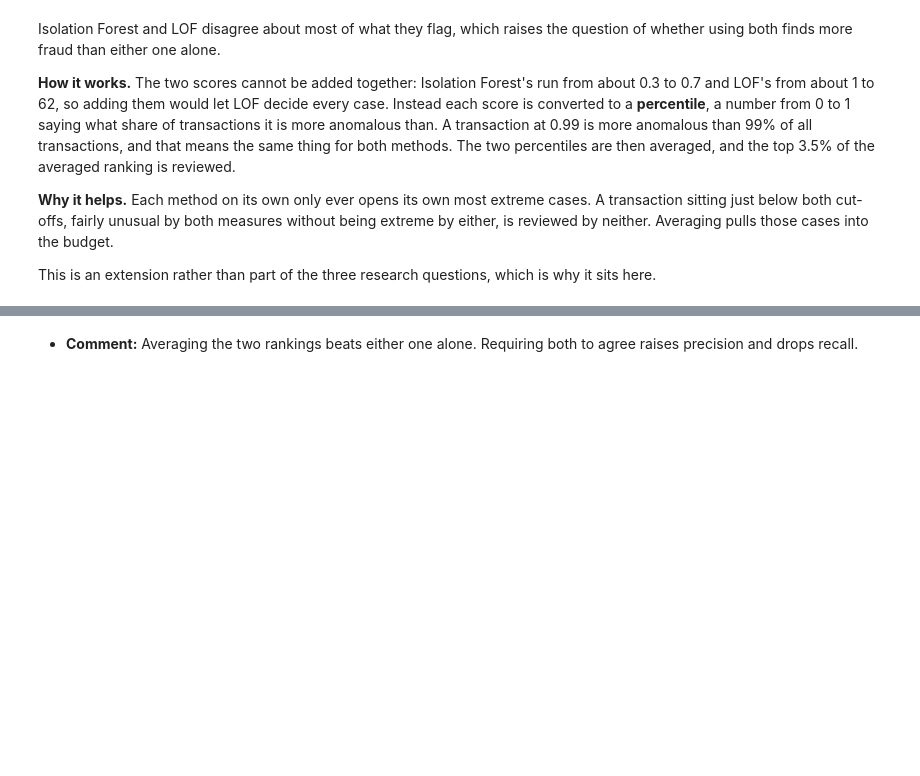
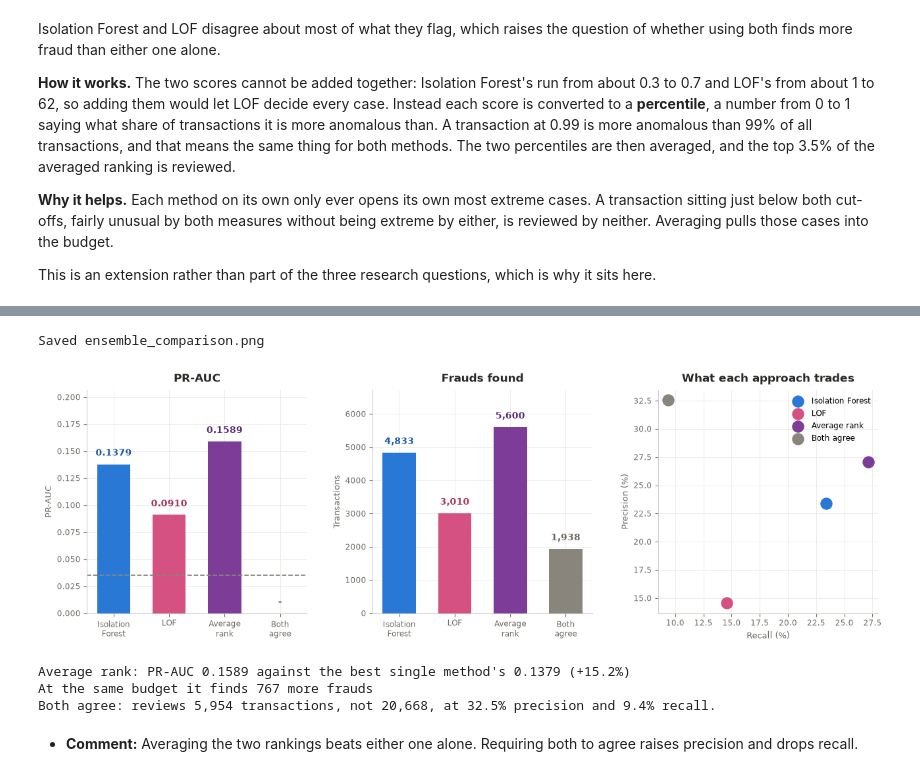
Before and after one commit to Nafisatibrahim/Unsupervised-fraud-detection-the-outliers, a Jupyter notebook: notebooks/05-evaluation.ipynb, the cells around one changed output, grey strips where cells are left out. Cells and saved outputs as stored; diff of their text form; code cells hidden in the pictures; blank space fills up the shorter version.

```diff
--- a/notebooks/05-evaluation.ipynb
+++ b/notebooks/05-evaluation.ipynb
@@ -1340,33 +1537,39 @@ style_plot(axes[0], 'PR-AUC', None, 'PR-AUC')
 # Panel 2: how much fraud each one finds
 bars = axes[1].bar(short, ensemble['frauds_found'], color=bar_colours, width=0.6)
 for bar, value, colour in zip(bars, ensemble['frauds_found'], bar_text):
     axes[1].annotate(f'{int(value):,}', xy=(bar.get_x() + bar.get_width() / 2, value),
                      xytext=(0, 7), textcoords='offset points', ha='center',
                      va='bottom', fontsize=10, color=colour, fontweight='bold')
 axes[1].set_ylim(0, ensemble['frauds_found'].max() * 1.2)
 style_plot(axes[1], 'Frauds found', None, 'Transactions')
 
 # Panel 3: precision against recall, which is the trade each one makes
 for approach, colour in zip(approaches, bar_colours):
     row = ensemble.loc[approach]
     axes[2].scatter(row['recall_pct'], row['precision_pct'], s=150,
                     color=colour, zorder=5, label=approach)
 style_plot(axes[2], 'What each approach trades', 'Recall (%)', 'Precision (%)')
 axes[2].legend(frameon=False, fontsize=8.5)
 
 save_fig(fig, 'ensemble_comparison.png')
 plt.show()
 
 # Print
 best_single = max(if_metrics['pr_auc'], lof_metrics['pr_auc'])
 gain = (avg_metrics['pr_auc'] - best_single) / best_single * 100
 extra = avg_metrics['frauds_found'] - max(if_metrics['frauds_found'],
                                           lof_metrics['frauds_found'])
 print(f"Average rank: PR-AUC {avg_metrics['pr_auc']:.4f} against the best single "
       f"method's {best_single:.4f} ({gain:+.1f}%)")
 print(f"At the same budget it finds {extra:,} more frauds")
 print(f"Both agree: reviews {len(intersection):,} transactions, not {REVIEW_BUDGET:,}, "
       f"at {intersection_caught / len(intersection) * 100:.1f}% precision and "
-      f"{intersection_caught / N_FRAUD * 100:.1f}% recall")
+      f"{intersection_caught / N_FRAUD * 100:.1f}% recall.")
+# %% [output]
+Saved ensemble_comparison.png
+[figure, added]
+Average rank: PR-AUC 0.1589 against the best single method's 0.1379 (+15.2%)
+At the same budget it finds 767 more frauds
+Both agree: reviews 5,954 transactions, not 20,668, at 32.5% precision and 9.4% recall.
 # %% [markdown]
 - **Comment:** Averaging the two rankings beats either one alone. Requiring both to agree raises precision and drops recall.
```
Also changed, not shown: parts of 33 cells of this notebook.
